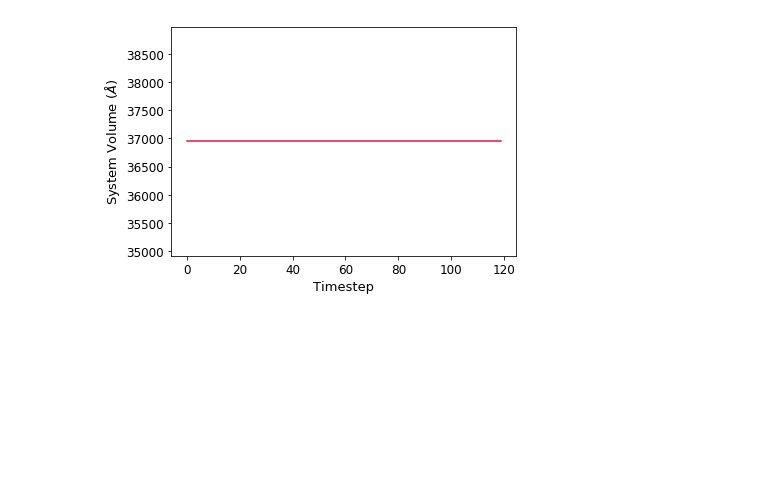
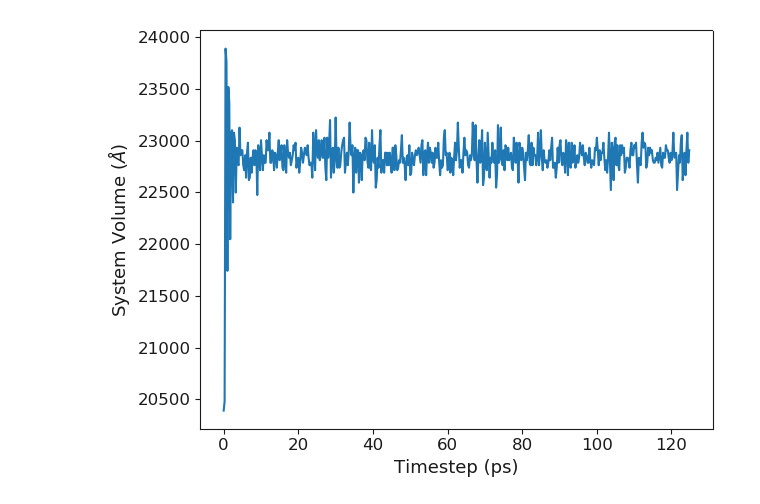
Before and after one commit to symmy596/Polypy, a Jupyter notebook: examples/Volume.ipynb, the cells around one changed output. Cells and saved outputs as stored; diff of their text form; code cells hidden in the pictures; blank space fills up the shorter version.

```diff
--- a/examples/Volume.ipynb
+++ b/examples/Volume.ipynb
@@ -2,7 +2,4 @@
 from polypy import read as rd
 from polypy import utils as ut
 from polypy import write as wr
-# %%
-Atom = "F"
-timestep = 0.25
 # %%
@@ -11,9 +6,7 @@ timestep = 0.25
 data = rd.read_history("example_data/HISTORY", ["F"])
 # %%
-# 2) Volume Calculation
-
-volume, time = Ut.system_volume(data, timestep)
+volume, time = ut.system_volume(data, timestep)
 
 wr.volume_plot(time, volume)
 # %% [output]
-[figure, old version]
+[figure, new version]
```
Also changed, not shown: parts of 1 cell of this notebook, 1 other file.
